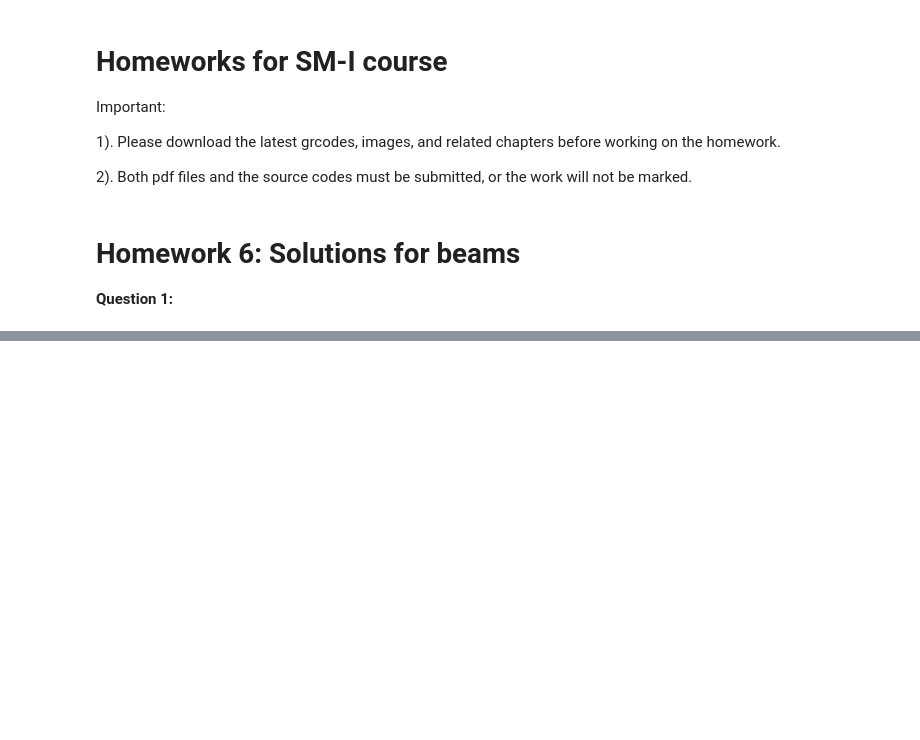
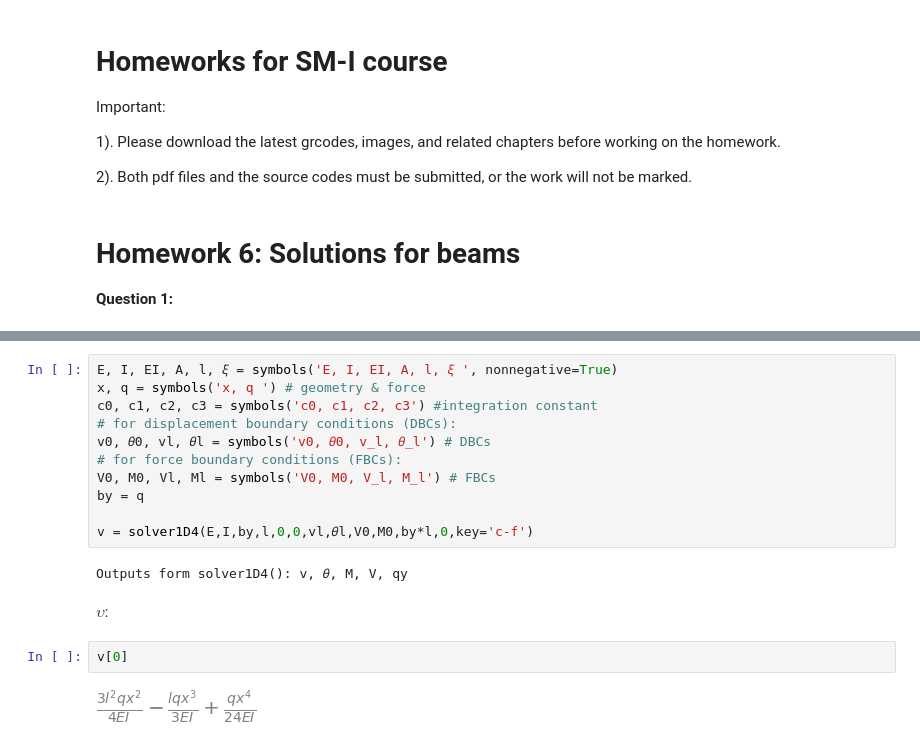
Before and after one commit to kavourbm/Solid-Mechanics-I, a Jupyter notebook: HW6.ipynb, the cells around one changed output, grey strips where cells are left out. Saved outputs shown, nothing was run; the diff lists cells and outputs as text; blank space fills up the shorter version.

```diff
--- a/HW6.ipynb
+++ b/HW6.ipynb
@@ -22,0 +152,19 @@ A cantilever beam of uniform cross-section, subjected to a distributed body-forc
+# %%
+E, I, EI, A, l, 𝜉 = symbols('E, I, EI, A, l, 𝜉 ', nonnegative=True)
+x, q = symbols('x, q ') # geometry & force
+c0, c1, c2, c3 = symbols('c0, c1, c2, c3') #integration constant
+# for displacement boundary conditions (DBCs):
+v0, 𝜃0, vl, 𝜃l = symbols('v0, 𝜃0, v_l, 𝜃_l') # DBCs
+# for force boundary conditions (FBCs):
+V0, M0, Vl, Ml = symbols('V0, M0, V_l, M_l') # FBCs
+by = q
+
+v = solver1D4(E,I,by,l,0,0,vl,𝜃l,V0,M0,by*l,0,key='c-f')
+# %% [output]
+Outputs form solver1D4(): v, 𝜃, M, V, qy
+# %% [markdown]
+$ \upsilon $:
+# %%
+v[0]
+# %% [output]
+[figure, added]
```
Also changed, not shown: parts of 71 cells of this notebook, 4 other files.
